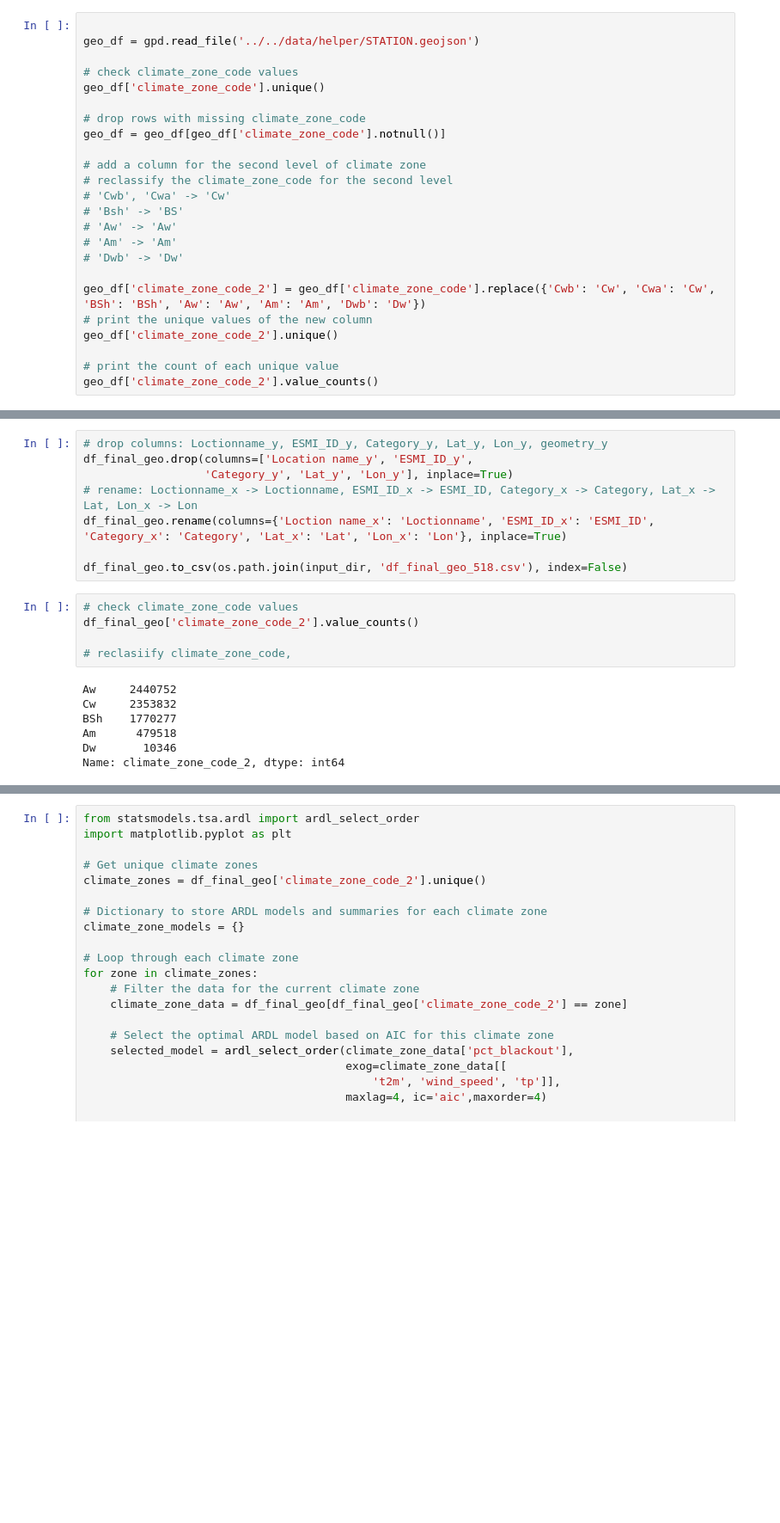
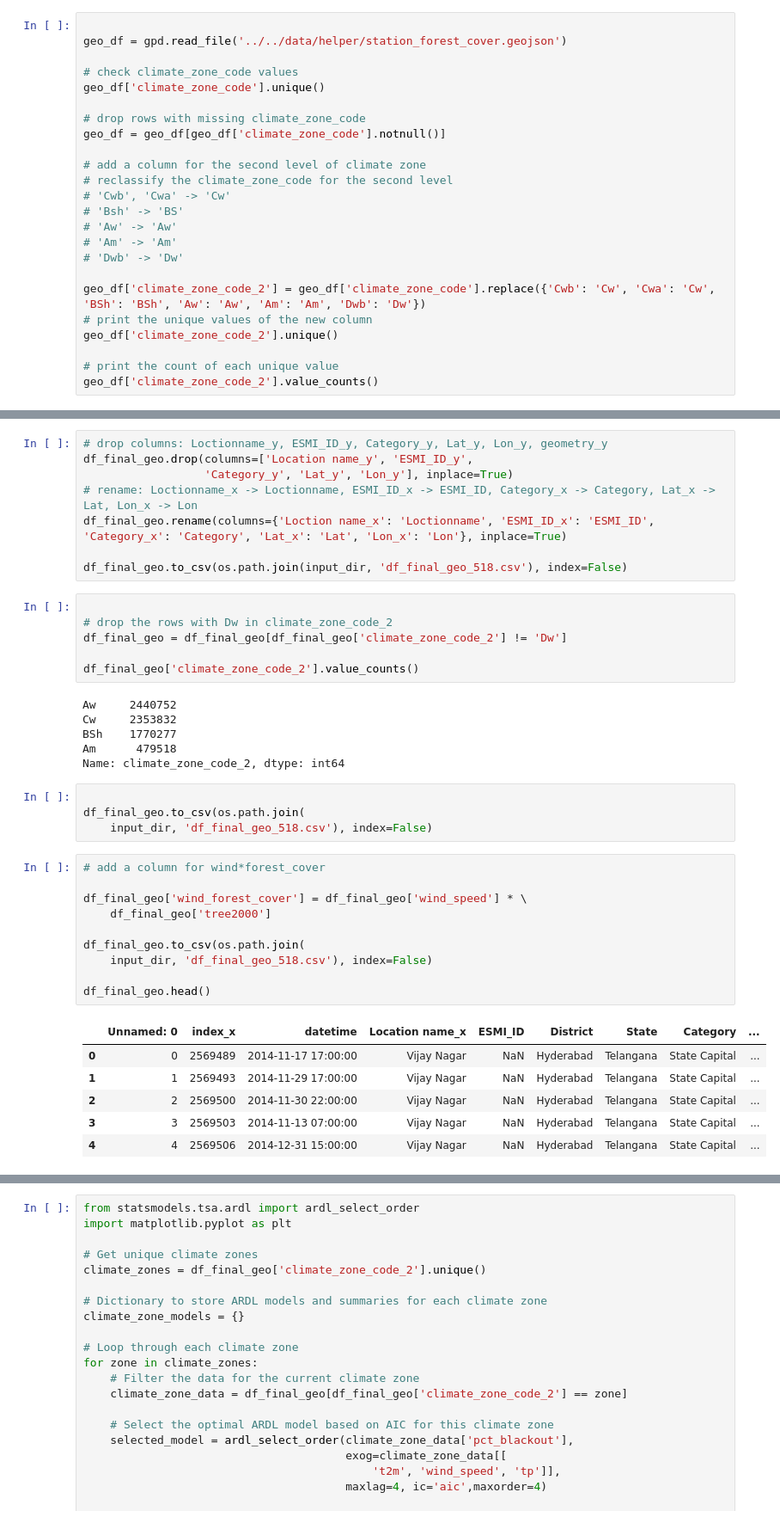
Before and after one commit to jesuslovesyiyi/Resilient_energy_network, a Jupyter notebook: data_preparation/current/08_ARDL.ipynb, the cells around one changed output, grey strips where cells are left out. Shown: that part at 86% size. Saved outputs shown, nothing was run; the diff lists cells and outputs as text; blank space fills up the shorter version.

Commit message:
add: forest cover

```diff
--- a/data_preparation/current/08_ARDL.ipynb
+++ b/data_preparation/current/08_ARDL.ipynb
@@ -42,7 +42,7 @@ df_final.head()
 | 4 | 4 | 2569506 | 2014-12-31 15:00:00 | Vijay Nagar | NaN | Hyderabad | Telangana | State Capital | Domestic | ... |
 # %%
 
-geo_df = gpd.read_file('../../data/helper/STATION.geojson')
+geo_df = gpd.read_file('../../data/helper/station_forest_cover.geojson')
 
 # check climate_zone_code values
 geo_df['climate_zone_code'].unique()
@@ -91,15 +91,36 @@ df_final_geo.drop(columns=['Location name_y', 'ESMI_ID_y',
 df_final_geo.rename(columns={'Loction name_x': 'Loctionname', 'ESMI_ID_x': 'ESMI_ID', 'Category_x': 'Category', 'Lat_x': 'Lat', 'Lon_x': 'Lon'}, inplace=True)
 
 df_final_geo.to_csv(os.path.join(input_dir, 'df_final_geo_518.csv'), index=False)
-# %%
-# check climate_zone_code values
-df_final_geo['climate_zone_code_2'].value_counts()
-
-# reclasiify climate_zone_code,
-# %% [output]
-Aw     2440752
-Cw     2353832
-BSh    1770277
-Am      479518
-Dw       10346
-Name: climate_zone_code_2, dtype: int64
+# %%
+
+# drop the rows with Dw in climate_zone_code_2
+df_final_geo = df_final_geo[df_final_geo['climate_zone_code_2'] != 'Dw']
+
+df_final_geo['climate_zone_code_2'].value_counts()
+# %% [output]
+Aw     2440752
+Cw     2353832
+BSh    1770277
+Am      479518
+Name: climate_zone_code_2, dtype: int64
+# %%
+
+df_final_geo.to_csv(os.path.join(
+    input_dir, 'df_final_geo_518.csv'), index=False)
+# %%
+# add a column for wind*forest_cover
+
+df_final_geo['wind_forest_cover'] = df_final_geo['wind_speed'] * \
+    df_final_geo['tree2000']
+
+df_final_geo.to_csv(os.path.join(
+    input_dir, 'df_final_geo_518.csv'), index=False)
+
+df_final_geo.head()
+# %% [output]
+|  | Unnamed: 0 | index_x | datetime | Location name_x | ESMI_ID | District | State | Category | ... |
+| 0 | 0 | 2569489 | 2014-11-17 17:00:00 | Vijay Nagar | NaN | Hyderabad | Telangana | State Capital | ... |
+| 1 | 1 | 2569493 | 2014-11-29 17:00:00 | Vijay Nagar | NaN | Hyderabad | Telangana | State Capital | ... |
+| 2 | 2 | 2569500 | 2014-11-30 22:00:00 | Vijay Nagar | NaN | Hyderabad | Telangana | State Capital | ... |
+| 3 | 3 | 2569503 | 2014-11-13 07:00:00 | Vijay Nagar | NaN | Hyderabad | Telangana | State Capital | ... |
+| 4 | 4 | 2569506 | 2014-12-31 15:00:00 | Vijay Nagar | NaN | Hyderabad | Telangana | State Capital | ... |
```
Also changed, not shown: parts of 16 cells of this notebook, 1 other file.
